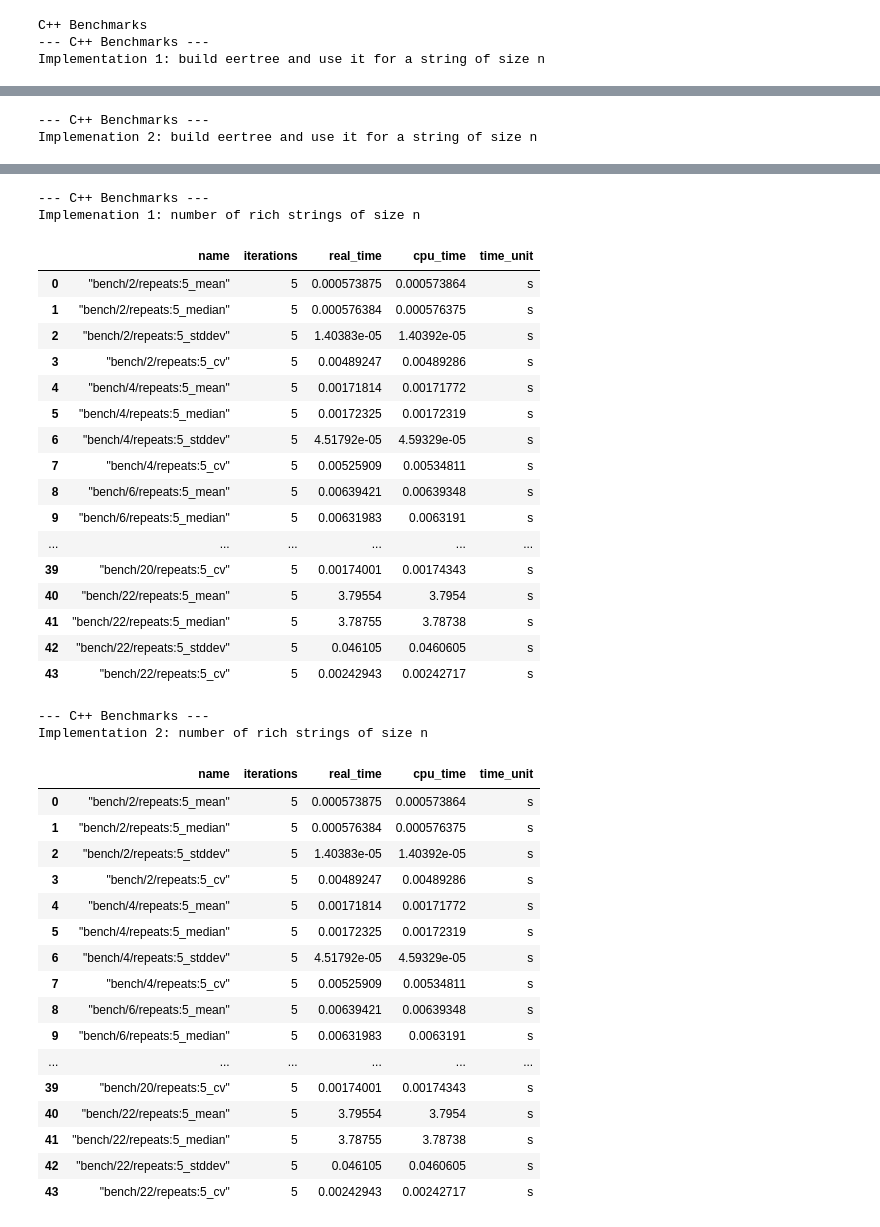
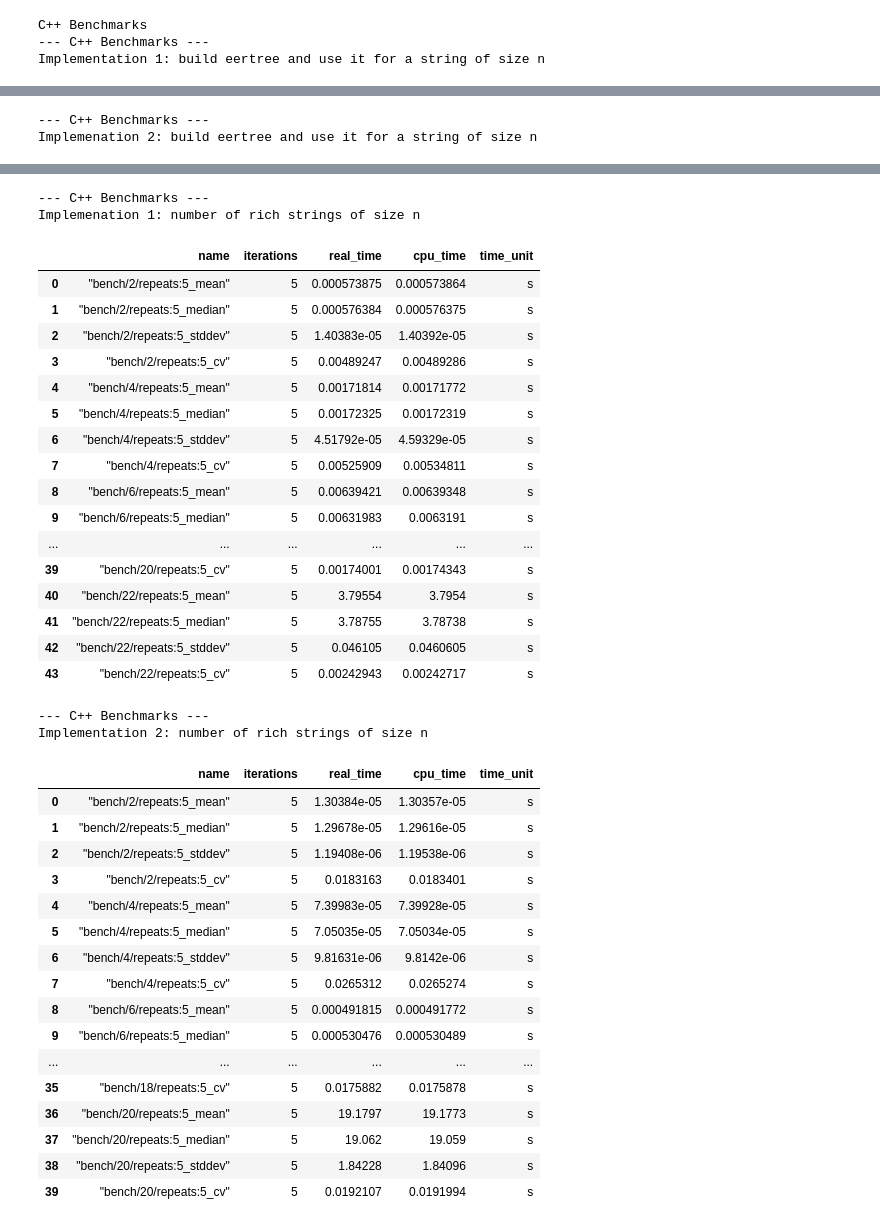
Before and after one commit to fizruk/eertree, a Jupyter notebook: bench/benchmarks.ipynb, the cells around one changed output, grey strips where cells are left out. Drawn from its saved outputs; the diff is of its cells as text; code cells hidden in the pictures.

Commit message:
Minor fixes to rich strings benchmarks

```diff
--- a/bench/benchmarks.ipynb
+++ b/bench/benchmarks.ipynb
@@ -16,7 +16,7 @@ for line in lines:
     elif current_table:
         table_lines.append(current_table)
         current_table = []
-
+table_lines.append(current_table)
 tables = []
 
 for lines in table_lines:
@@ -25,7 +25,6 @@ for lines in table_lines:
     columns_to_drop = ['bytes_per_second', 'items_per_second', 'label', 'error_occurred', 'error_message']
     df = df.drop(columns=columns_to_drop)
     tables.append(df)
-tables.append(df)
 print('C++ Benchmarks')
 table_names = ["Implementation 1: build eertree and use it for a string of size n",
               "Implemenation 2: build eertree and use it for a string of size n",
@@ -85,49 +84,49 @@ Implemenation 2: build eertree and use it for a string of size n
 | 8 | "bench/40000/repeats:100_mean" | 100 | 0.00591131 | 0.00591093 | s |
 | 9 | "bench/40000/repeats:100_median" | 100 | 0.0058496 | 0.00584955 | s |
 | ... | ... | ... | ... | ... | ... |
 | 15 | "bench/80000/repeats:100_cv" | 100 | 0.000464355 | 0.000463077 | s |
 | 16 | "bench/160000/repeats:100_mean" | 100 | 0.022 | 0.0219984 | s |
 | 17 | "bench/160000/repeats:100_median" | 100 | 0.0217948 | 0.0217944 | s |
 | 18 | "bench/160000/repeats:100_stddev" | 100 | 0.000795392 | 0.00079495 | s |
 | 19 | "bench/160000/repeats:100_cv" | 100 | 0.000361542 | 0.000361368 | s |
 --- C++ Benchmarks ---
 Implemenation 1: number of rich strings of size n
 |  | name | iterations | real_time | cpu_time | time_unit |
 | 0 | "bench/2/repeats:5_mean" | 5 | 0.000573875 | 0.000573864 | s |
 | 1 | "bench/2/repeats:5_median" | 5 | 0.000576384 | 0.000576375 | s |
 | 2 | "bench/2/repeats:5_stddev" | 5 | 1.40383e-05 | 1.40392e-05 | s |
 | 3 | "bench/2/repeats:5_cv" | 5 | 0.00489247 | 0.00489286 | s |
 | 4 | "bench/4/repeats:5_mean" | 5 | 0.00171814 | 0.00171772 | s |
 | 5 | "bench/4/repeats:5_median" | 5 | 0.00172325 | 0.00172319 | s |
 | 6 | "bench/4/repeats:5_stddev" | 5 | 4.51792e-05 | 4.59329e-05 | s |
 | 7 | "bench/4/repeats:5_cv" | 5 | 0.00525909 | 0.00534811 | s |
 | 8 | "bench/6/repeats:5_mean" | 5 | 0.00639421 | 0.00639348 | s |
 | 9 | "bench/6/repeats:5_median" | 5 | 0.00631983 | 0.0063191 | s |
 | ... | ... | ... | ... | ... | ... |
 | 39 | "bench/20/repeats:5_cv" | 5 | 0.00174001 | 0.00174343 | s |
 | 40 | "bench/22/repeats:5_mean" | 5 | 3.79554 | 3.7954 | s |
 | 41 | "bench/22/repeats:5_median" | 5 | 3.78755 | 3.78738 | s |
 | 42 | "bench/22/repeats:5_stddev" | 5 | 0.046105 | 0.0460605 | s |
 | 43 | "bench/22/repeats:5_cv" | 5 | 0.00242943 | 0.00242717 | s |
 --- C++ Benchmarks ---
 Implementation 2: number of rich strings of size n
 |  | name | iterations | real_time | cpu_time | time_unit |
-| 0 | "bench/2/repeats:5_mean" | 5 | 0.000573875 | 0.000573864 | s |
-| 1 | "bench/2/repeats:5_median" | 5 | 0.000576384 | 0.000576375 | s |
-| 2 | "bench/2/repeats:5_stddev" | 5 | 1.40383e-05 | 1.40392e-05 | s |
-| 3 | "bench/2/repeats:5_cv" | 5 | 0.00489247 | 0.00489286 | s |
-| 4 | "bench/4/repeats:5_mean" | 5 | 0.00171814 | 0.00171772 | s |
-| 5 | "bench/4/repeats:5_median" | 5 | 0.00172325 | 0.00172319 | s |
-| 6 | "bench/4/repeats:5_stddev" | 5 | 4.51792e-05 | 4.59329e-05 | s |
-| 7 | "bench/4/repeats:5_cv" | 5 | 0.00525909 | 0.00534811 | s |
-| 8 | "bench/6/repeats:5_mean" | 5 | 0.00639421 | 0.00639348 | s |
-| 9 | "bench/6/repeats:5_median" | 5 | 0.00631983 | 0.0063191 | s |
+| 0 | "bench/2/repeats:5_mean" | 5 | 1.30384e-05 | 1.30357e-05 | s |
+| 1 | "bench/2/repeats:5_median" | 5 | 1.29678e-05 | 1.29616e-05 | s |
+| 2 | "bench/2/repeats:5_stddev" | 5 | 1.19408e-06 | 1.19538e-06 | s |
+| 3 | "bench/2/repeats:5_cv" | 5 | 0.0183163 | 0.0183401 | s |
+| 4 | "bench/4/repeats:5_mean" | 5 | 7.39983e-05 | 7.39928e-05 | s |
+| 5 | "bench/4/repeats:5_median" | 5 | 7.05035e-05 | 7.05034e-05 | s |
+| 6 | "bench/4/repeats:5_stddev" | 5 | 9.81631e-06 | 9.8142e-06 | s |
+| 7 | "bench/4/repeats:5_cv" | 5 | 0.0265312 | 0.0265274 | s |
+| 8 | "bench/6/repeats:5_mean" | 5 | 0.000491815 | 0.000491772 | s |
+| 9 | "bench/6/repeats:5_median" | 5 | 0.000530476 | 0.000530489 | s |
 | ... | ... | ... | ... | ... | ... |
-| 39 | "bench/20/repeats:5_cv" | 5 | 0.00174001 | 0.00174343 | s |
-| 40 | "bench/22/repeats:5_mean" | 5 | 3.79554 | 3.7954 | s |
-| 41 | "bench/22/repeats:5_median" | 5 | 3.78755 | 3.78738 | s |
-| 42 | "bench/22/repeats:5_stddev" | 5 | 0.046105 | 0.0460605 | s |
-| 43 | "bench/22/repeats:5_cv" | 5 | 0.00242943 | 0.00242717 | s |
+| 35 | "bench/18/repeats:5_cv" | 5 | 0.0175882 | 0.0175878 | s |
+| 36 | "bench/20/repeats:5_mean" | 5 | 19.1797 | 19.1773 | s |
+| 37 | "bench/20/repeats:5_median" | 5 | 19.062 | 19.059 | s |
+| 38 | "bench/20/repeats:5_stddev" | 5 | 1.84228 | 1.84096 | s |
+| 39 | "bench/20/repeats:5_cv" | 5 | 0.0192107 | 0.0191994 | s |
 # %%
 from tabulate import tabulate
 from colorama import Fore, Style
```
Also changed, not shown: parts of 1 cell of this notebook, 3 other files.
